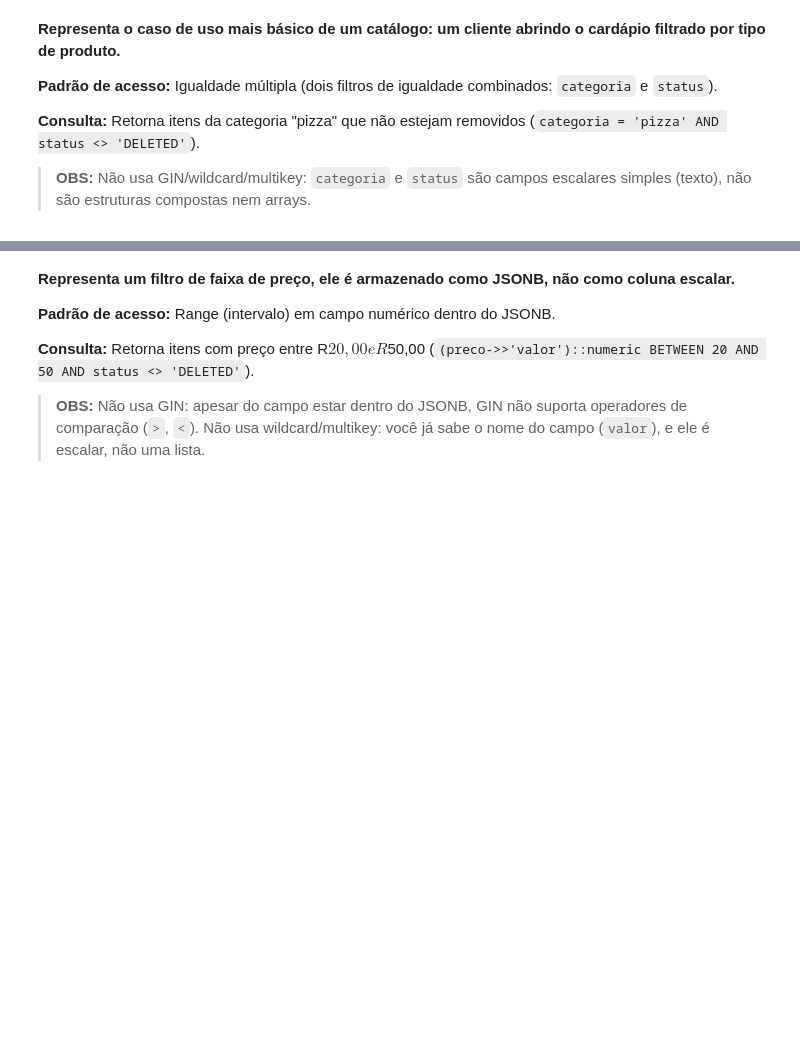
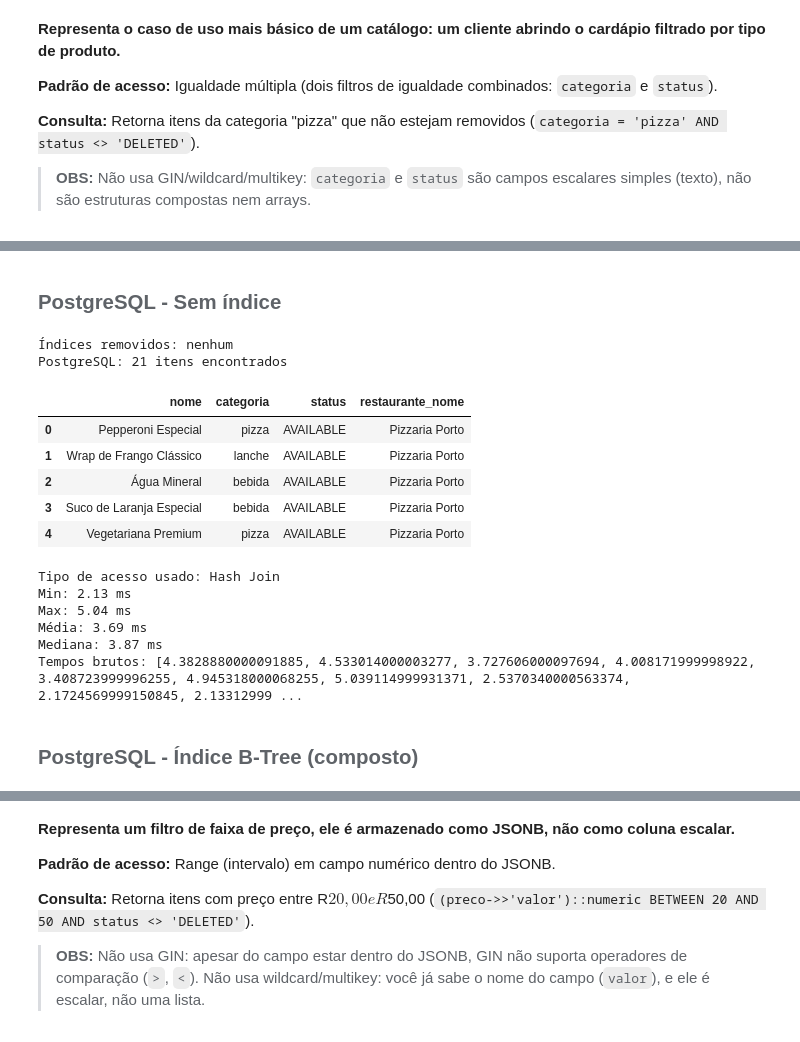
Before and after one commit to RauanySecci/TCC_Rauany, a Jupyter notebook: notebooks/analises.ipynb, the cells around one changed output, grey strips where cells are left out. Cells and saved outputs as stored; diff of their text form; code cells hidden in the pictures; blank space fills up the shorter version.

```diff
--- a/notebooks/analises.ipynb
+++ b/notebooks/analises.ipynb
@@ -817,0 +1101,64 @@ Espaço ocupado pelo índice: 15.32 MB
+# %% [markdown]
+###### <span style="font-size:1.6em">PostgreSQL - Sem índice</span>
+# %%
+apagar_indices_pg()  # remove qualquer índice
+
+def consulta_c5_pg(nome_restaurante_teste=None):
+    if nome_restaurante_teste is None:
+        nome_restaurante_teste = restaurantes[0]["nome"]
+    return pd.read_sql(
+        text(
+            "SELECT i.nome, i.categoria, i.status, r.nome AS restaurante_nome "
+            "FROM itens i JOIN restaurantes r ON r.id = i.restaurante_id "
+            "WHERE r.nome = :nome AND i.status <> 'DELETED'"
+        ),
+        engine_pg,
+        params={"nome": nome_restaurante_teste}
+    )
+
+def explain_c5_pg(nome_restaurante_teste=None):
+    if nome_restaurante_teste is None:
+        nome_restaurante_teste = restaurantes[0]["nome"]
+    with engine_pg.connect() as conn:
+        resultado = conn.execute(text(
+            "EXPLAIN (ANALYZE, FORMAT JSON) "
+            "SELECT i.nome, i.categoria, i.status, r.nome AS restaurante_nome "
+            "FROM itens i JOIN restaurantes r ON r.id = i.restaurante_id "
+            "WHERE r.nome = :nome AND i.status <> 'DELETED'"
+        ), {"nome": nome_restaurante_teste}).scalar()
+        return resultado[0]
+
+# Inspeciona os dados
+df_c5_pg = consulta_c5_pg()
+print(f"PostgreSQL: {len(df_c5_pg)} itens encontrados")
+display(df_c5_pg.head())
+
+# Confirma o plano de execução
+plano_c5_pg = explain_c5_pg()
+node_type = plano_c5_pg["Plan"]["Node Type"]
+print(f"Tipo de acesso usado: {node_type}")
+
+# Mede o tempo de execução
+resultado_c5_pg_sem_indice = medir_tempo(consulta_c5_pg, repeats=10)
+print(f"Min: {resultado_c5_pg_sem_indice['min']:.2f} ms")
+print(f"Max: {resultado_c5_pg_sem_indice['max']:.2f} ms")
+print(f"Média: {resultado_c5_pg_sem_indice['media']:.2f} ms")
+print(f"Mediana: {resultado_c5_pg_sem_indice['mediana']:.2f} ms")
+print(f"Tempos brutos: {resultado_c5_pg_sem_indice['tempos_brutos']}")
+# %% [output]
+Índices removidos: nenhum
+PostgreSQL: 21 itens encontrados
+|  | nome | categoria | status | restaurante_nome |
+| 0 | Pepperoni Especial | pizza | AVAILABLE | Pizzaria Porto |
+| 1 | Wrap de Frango Clássico | lanche | AVAILABLE | Pizzaria Porto |
+| 2 | Água Mineral | bebida | AVAILABLE | Pizzaria Porto |
+| 3 | Suco de Laranja Especial | bebida | AVAILABLE | Pizzaria Porto |
+| 4 | Vegetariana Premium | pizza | AVAILABLE | Pizzaria Porto |
+Tipo de acesso usado: Hash Join
+Min: 2.13 ms
+Max: 5.04 ms
+Média: 3.69 ms
+Mediana: 3.87 ms
+Tempos brutos: [4.3828880000091885, 4.533014000003277, 3.727606000097694, 4.008171999998922, 3.408723999996255, 4.945318000068255, 5.039114999931371, 2.5370340000563374, 2.1724569999150845, 2.13312999 ...
+# %% [markdown]
+###### <span style="font-size:1.6em">PostgreSQL - Índice B-Tree (composto)</span>
```
Also changed, not shown: parts of 136 cells of this notebook, 1 other file.
